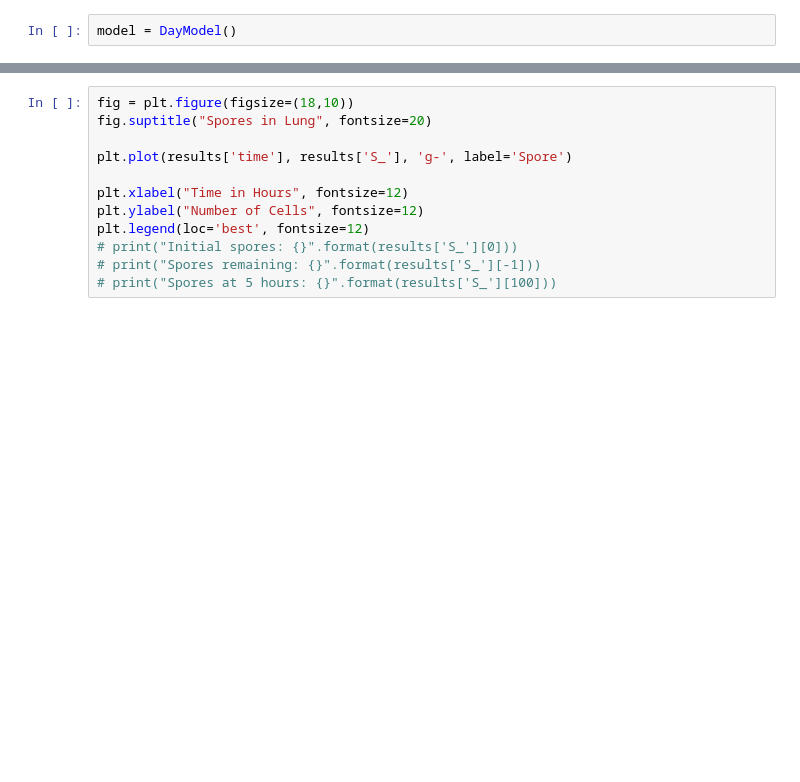
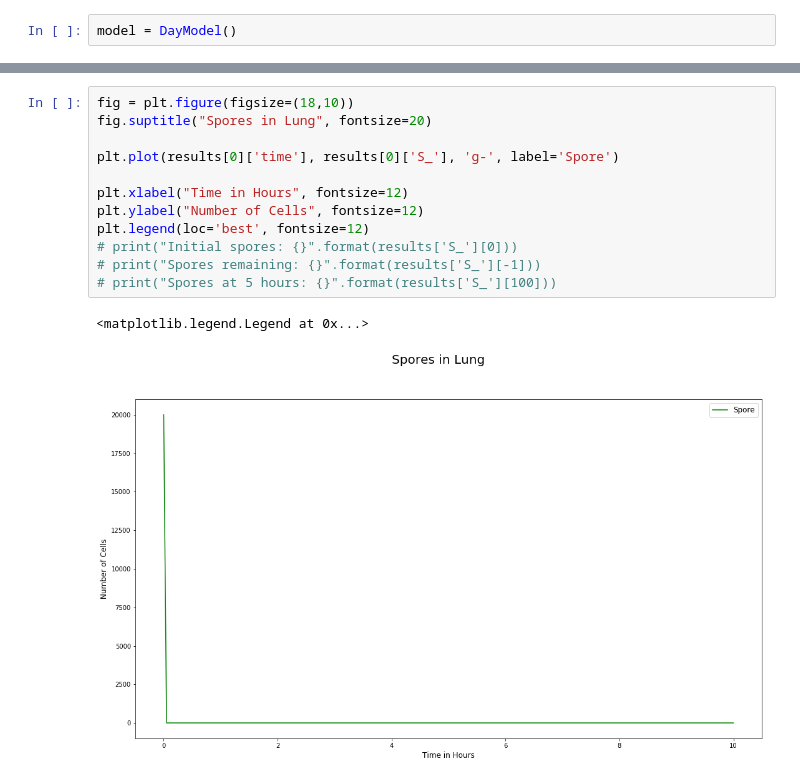
Before and after one commit to technodivergent/Bacillus_Anthracis_Simulation, a Jupyter notebook: Lung Submodel.ipynb, the cells around one changed output, grey strips where cells are left out. Saved outputs shown, nothing was run; the diff lists cells and outputs as text; blank space fills up the shorter version.

```diff
--- a/Lung Submodel.ipynb
+++ b/Lung Submodel.ipynb
@@ -144,13 +147,16 @@ model = DayModel()
 # %%
 fig = plt.figure(figsize=(18,10))
 fig.suptitle("Spores in Lung", fontsize=20)
 
-plt.plot(results['time'], results['S_'], 'g-', label='Spore')
+plt.plot(results[0]['time'], results[0]['S_'], 'g-', label='Spore')
 
 plt.xlabel("Time in Hours", fontsize=12)
 plt.ylabel("Number of Cells", fontsize=12)
 plt.legend(loc='best', fontsize=12)
 # print("Initial spores: {}".format(results['S_'][0]))
 # print("Spores remaining: {}".format(results['S_'][-1]))
 # print("Spores at 5 hours: {}".format(results['S_'][100]))
+# %% [output]
+<matplotlib.legend.Legend at 0x...>
+[figure, added]
 # %%
```
Also changed, not shown: parts of 5 cells of this notebook.
